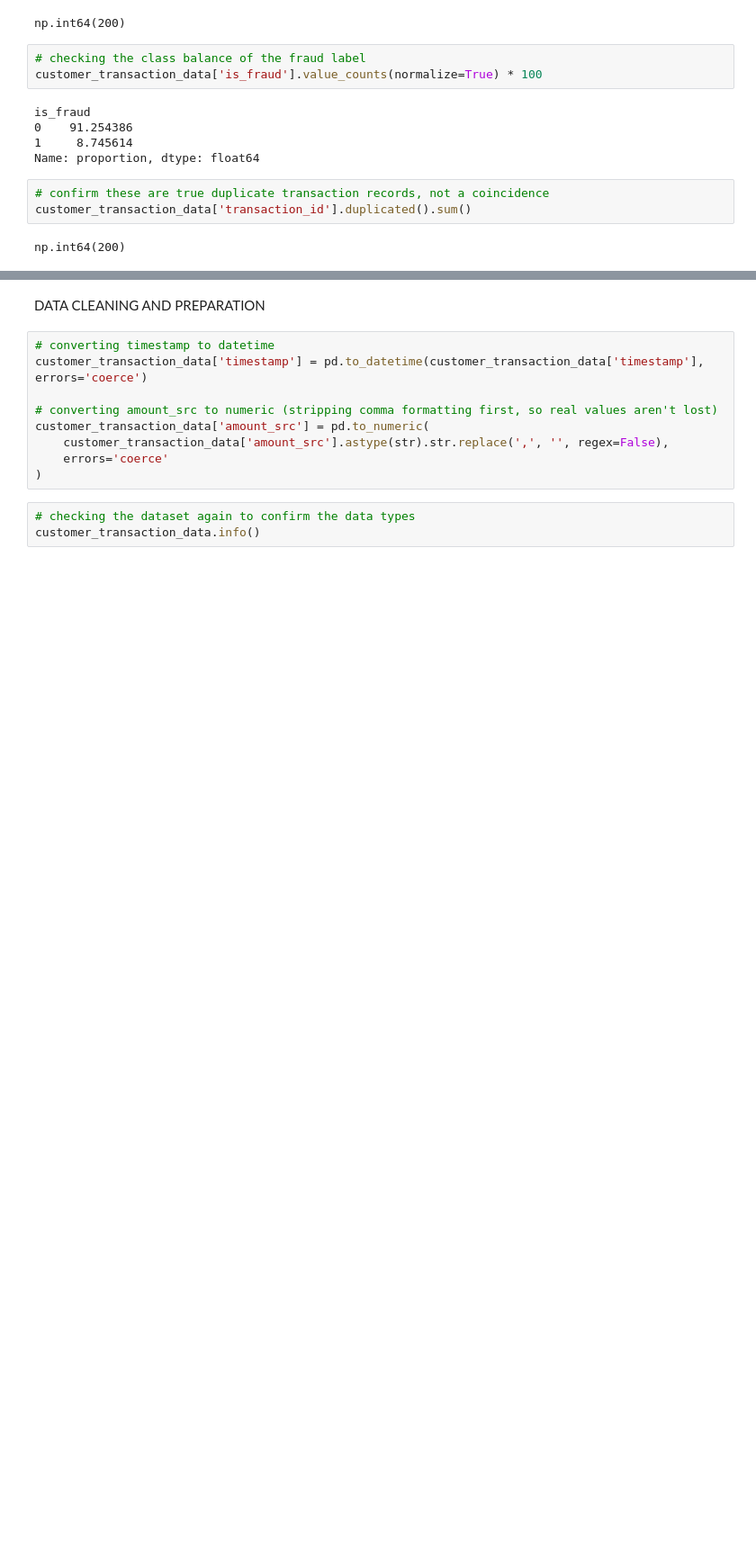
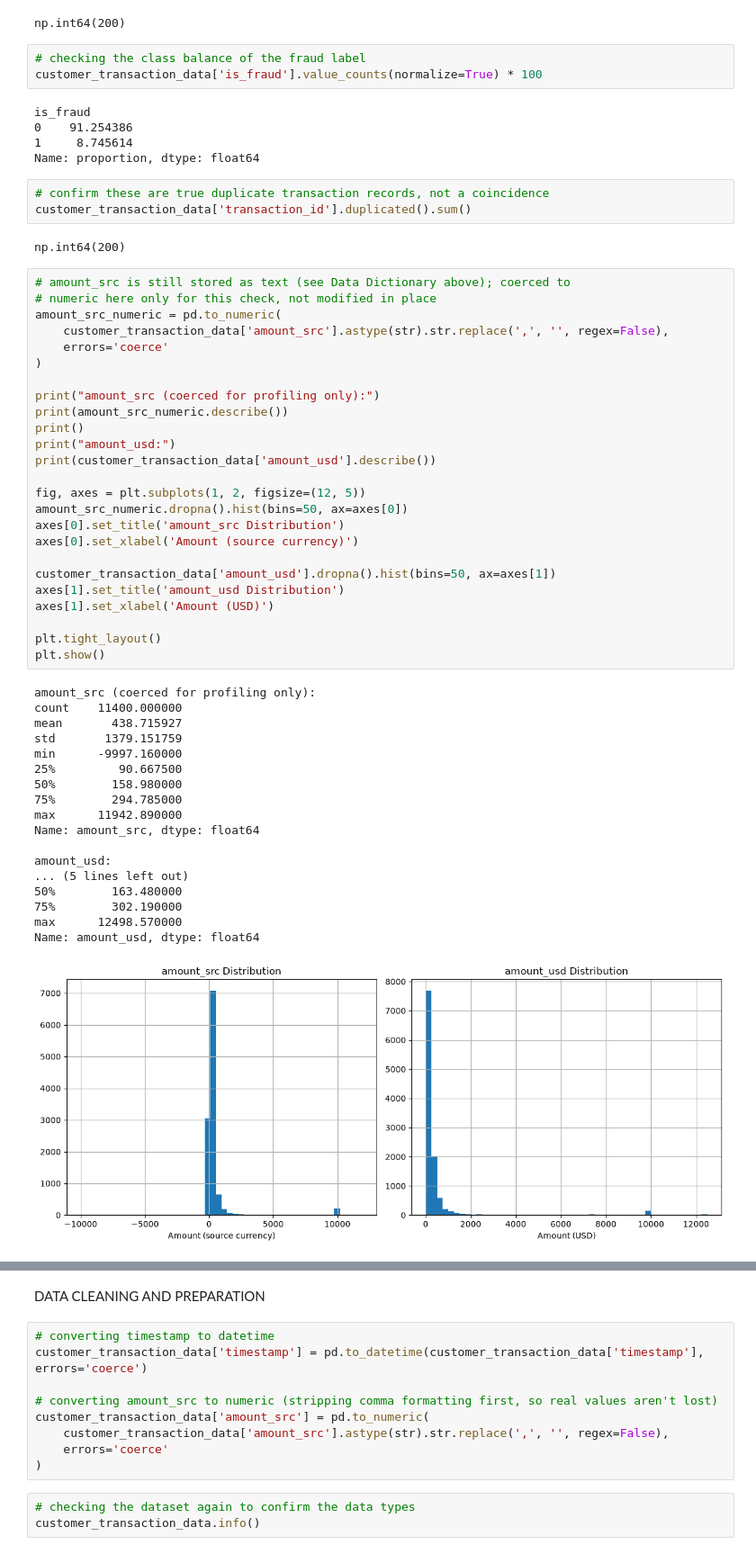
Before and after one commit to Chekwube-Uzoegwu/Fraudulent_Transaction_Detection_for_Finlora, a Jupyter notebook: Notebooks/Data_cleaning.ipynb, the cells around one changed output, grey strips where cells are left out. Shown at 90% size. Cells and saved outputs as stored; diff of their text form; blank space fills up the shorter version.

```diff
--- a/Notebooks/Data_cleaning.ipynb
+++ b/Notebooks/Data_cleaning.ipynb
@@ -185,3 +185,47 @@ Name: proportion, dtype: float64
 customer_transaction_data['transaction_id'].duplicated().sum()
 # %% [output]
 np.int64(200)
+# %%
+# amount_src is still stored as text (see Data Dictionary above); coerced to
+# numeric here only for this check, not modified in place
+amount_src_numeric = pd.to_numeric(
+    customer_transaction_data['amount_src'].astype(str).str.replace(',', '', regex=False),
+    errors='coerce'
+)
+
+print("amount_src (coerced for profiling only):")
+print(amount_src_numeric.describe())
+print()
+print("amount_usd:")
+print(customer_transaction_data['amount_usd'].describe())
+
+fig, axes = plt.subplots(1, 2, figsize=(12, 5))
+amount_src_numeric.dropna().hist(bins=50, ax=axes[0])
+axes[0].set_title('amount_src Distribution')
+axes[0].set_xlabel('Amount (source currency)')
+
+customer_transaction_data['amount_usd'].dropna().hist(bins=50, ax=axes[1])
+axes[1].set_title('amount_usd Distribution')
+axes[1].set_xlabel('Amount (USD)')
+
+plt.tight_layout()
+plt.show()
+# %% [output]
+amount_src (coerced for profiling only):
+count    11400.000000
+mean       438.715927
+std       1379.151759
+min      -9997.160000
+25%         90.667500
+50%        158.980000
+75%        294.785000
+max      11942.890000
+Name: amount_src, dtype: float64
+
+amount_usd:
+... (5 lines left out)
+50%        163.480000
+75%        302.190000
+max      12498.570000
+Name: amount_usd, dtype: float64
+[figure, added]
```
Also changed, not shown: parts of 7 cells of this notebook.
